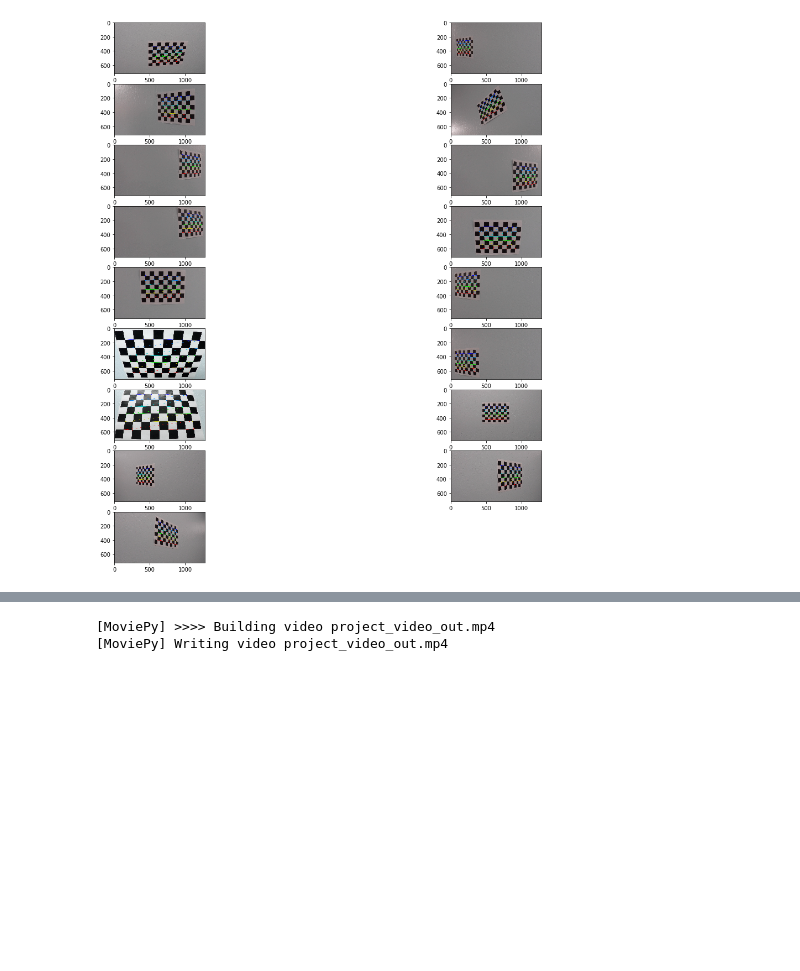
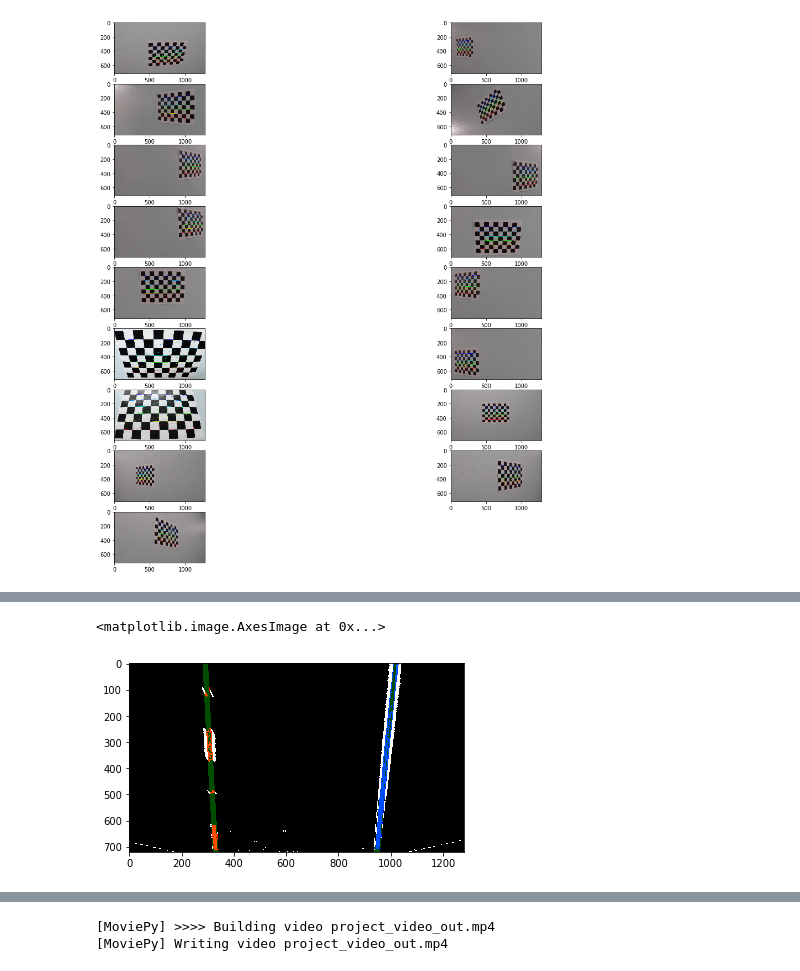
Before and after one commit to apreddyy/ADLanedetectionPython, a Jupyter notebook: Lanedetection.ipynb, the cells around one changed output, grey strips where cells are left out. Drawn from its saved outputs; the diff is of its cells as text; code cells hidden in the pictures; blank space fills up the shorter version.

```diff
--- a/Lanedetection.ipynb
+++ b/Lanedetection.ipynb
@@ -251,7 +318,7 @@ def fit_poly(img_shape, left_fitn, right_fitn):
 # %%
 def fit_polynomial(binary_warped, left_fit, right_fit, image_show = True):
     # Find our lane pixels first
-    margin = 20
+    margin = 10
     nonzero = binary_warped.nonzero()
 
     nonzeroy = np.array(nonzero[0])
@@ -298,10 +365,8 @@ def fit_polynomial(binary_warped, left_fit, right_fit, image_show = True):
         cv2.fillPoly(window_img, np.int_([left_line_pts]), (0,255, 0))
         cv2.fillPoly(window_img, np.int_([right_line_pts]), (0,255, 0))
         out_img = cv2.addWeighted(out_img, 1, window_img, 0.3, 0)
-
-        #Plot the polynomial lines onto the image
-        plt.plot(left_fitx, ploty, color='yellow')
-
-        plt.plot(right_fitx, ploty, color='yellow')
     ## End visualization steps ##
-    return left_fitn, right_fitn
+    if image_show == True:
+        return out_img
+    else:
+        return left_fitn, right_fitn
@@ -332,0 +373,8 @@ def measure_curvature_pixels(img_shape, left_fit, right_fit):
+# %%
+img = cv2.imread(r'C:\Users\pramo\Documents\Project4\test_images\test8.jpg')
+undisort_image, sobelx, s_binary, combined_binary, color_binary, W_image = combined_image(img)
+outImage = fit_polynomial(combined_binary, left_fit, right_fit, image_show = True)
+plt.imshow(outImage)
+# %% [output]
+<matplotlib.image.AxesImage at 0x...>
+[figure, added]
```
Also changed, not shown: parts of 13 cells of this notebook, 12 other files.
